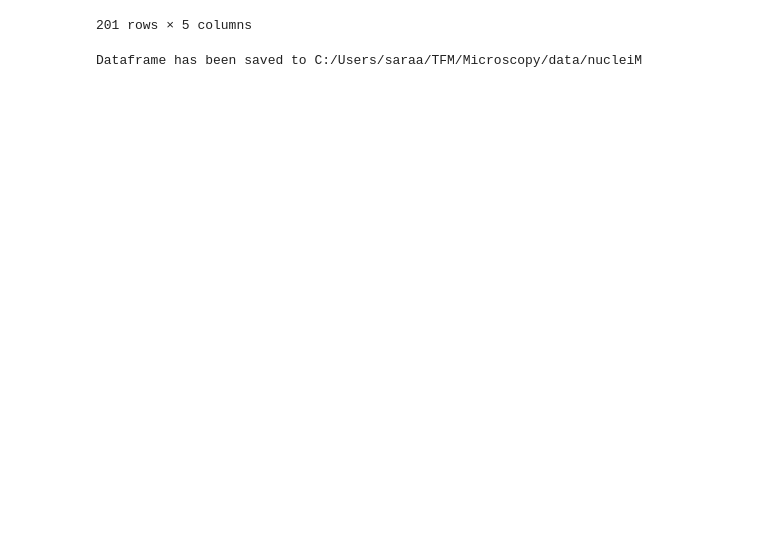
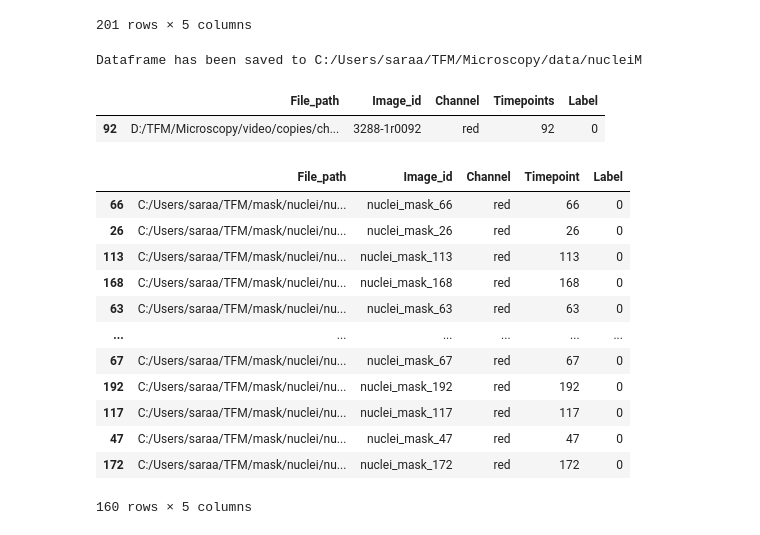
Before and after one commit to sarabenitezinglott/TFM, a Jupyter notebook: Microscopy/preprocess_df.ipynb, the cells around one changed output. Drawn from its saved outputs; the diff is of its cells as text; code cells hidden in the pictures; blank space fills up the shorter version.

```diff
--- a/Microscopy/preprocess_df.ipynb
+++ b/Microscopy/preprocess_df.ipynb
@@ -88,3 +88,24 @@ save_df(df_list, path_list)
 Dataframe has been saved to C:/Users/saraa/TFM/Microscopy/data/nucleiM
 # %%
 Xtrain, Xtest, Ytrain, Ytest = pre_process.train_valid_split(red, nucleiM)
+# %%
+Xtrain[Xtrain["Timepoints"]==92]
+# %% [output]
+|  | File_path | Image_id | Channel | Timepoints | Label |
+| 92 | D:/TFM/Microscopy/video/copies/ch... | 3288-1r0092 | red | 92 | 0 |
+# %%
+Ytrain
+# %% [output]
+|  | File_path | Image_id | Channel | Timepoint | Label |
+| 66 | C:/Users/saraa/TFM/mask/nuclei/nu... | nuclei_mask_66 | red | 66 | 0 |
+| 26 | C:/Users/saraa/TFM/mask/nuclei/nu... | nuclei_mask_26 | red | 26 | 0 |
+| 113 | C:/Users/saraa/TFM/mask/nuclei/nu... | nuclei_mask_113 | red | 113 | 0 |
+| 168 | C:/Users/saraa/TFM/mask/nuclei/nu... | nuclei_mask_168 | red | 168 | 0 |
+| 63 | C:/Users/saraa/TFM/mask/nuclei/nu... | nuclei_mask_63 | red | 63 | 0 |
+| ... | ... | ... | ... | ... | ... |
+| 67 | C:/Users/saraa/TFM/mask/nuclei/nu... | nuclei_mask_67 | red | 67 | 0 |
+| 192 | C:/Users/saraa/TFM/mask/nuclei/nu... | nuclei_mask_192 | red | 192 | 0 |
+| 117 | C:/Users/saraa/TFM/mask/nuclei/nu... | nuclei_mask_117 | red | 117 | 0 |
+| 47 | C:/Users/saraa/TFM/mask/nuclei/nu... | nuclei_mask_47 | red | 47 | 0 |
+| 172 | C:/Users/saraa/TFM/mask/nuclei/nu... | nuclei_mask_172 | red | 172 | 0 |
+160 rows × 5 columns
```
Also changed, not shown: parts of 11 cells of this notebook, 1 other file.
